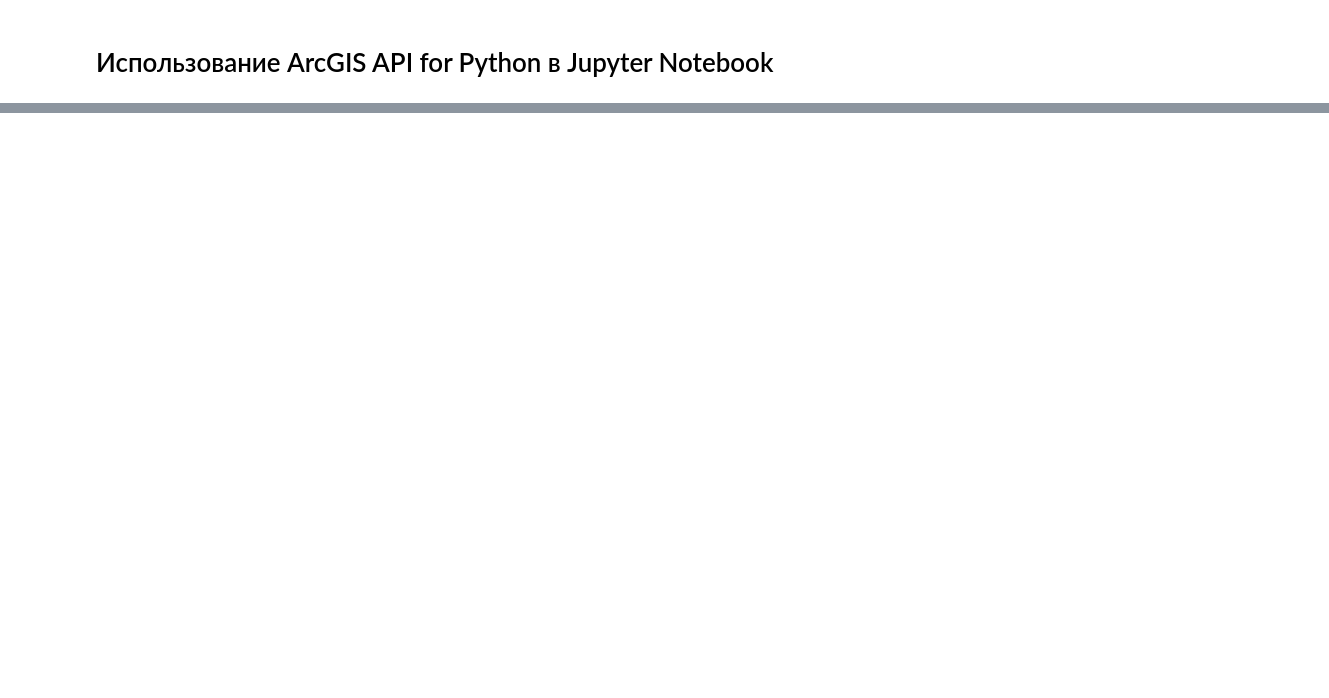
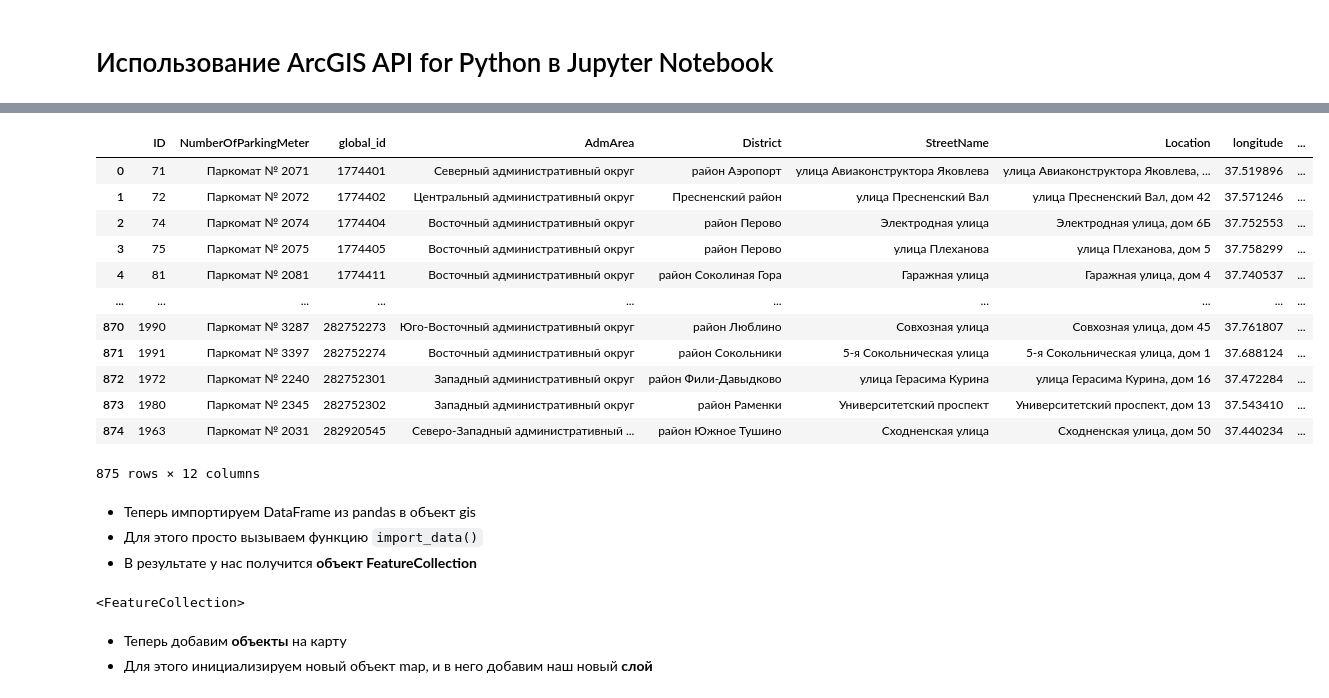
Before and after one commit to aleksey-nsk/jupyter_and_arcgis, a Jupyter notebook: example_02_arcgis/using_arcgis_for_python.ipynb, the cells around one changed output, grey strips where cells are left out. Drawn from its saved outputs; the diff is of its cells as text; code cells hidden in the pictures; blank space fills up the shorter version.

```diff
--- a/example_02_arcgis/using_arcgis_for_python.ipynb
+++ b/example_02_arcgis/using_arcgis_for_python.ipynb
@@ -24,0 +109,32 @@ MapView(layout=Layout(height='400px', width='100%'))
+# %%
+import pandas as pd
+parkomats = pd.read_csv(r'.\data\data-417-2017-02-14.csv', sep=';')
+# %%
+# Посмотрим получившийся объект
+parkomats
+# %% [output]
+|  | ID | NumberOfParkingMeter | global_id | AdmArea | District | StreetName | Location | longitude | ... |
+| 0 | 71 | Паркомат № 2071 | 1774401 | Северный административный округ | район Аэропорт | улица Авиаконструктора Яковлева | улица Авиаконструктора Яковлева, ... | 37.519896 | ... |
+| 1 | 72 | Паркомат № 2072 | 1774402 | Центральный административный округ | Пресненский район | улица Пресненский Вал | улица Пресненский Вал, дом 42 | 37.571246 | ... |
+| 2 | 74 | Паркомат № 2074 | 1774404 | Восточный административный округ | район Перово | Электродная улица | Электродная улица, дом 6Б | 37.752553 | ... |
+| 3 | 75 | Паркомат № 2075 | 1774405 | Восточный административный округ | район Перово | улица Плеханова | улица Плеханова, дом 5 | 37.758299 | ... |
+| 4 | 81 | Паркомат № 2081 | 1774411 | Восточный административный округ | район Соколиная Гора | Гаражная улица | Гаражная улица, дом 4 | 37.740537 | ... |
+| ... | ... | ... | ... | ... | ... | ... | ... | ... | ... |
+| 870 | 1990 | Паркомат № 3287 | 282752273 | Юго-Восточный административный округ | район Люблино | Совхозная улица | Совхозная улица, дом 45 | 37.761807 | ... |
+| 871 | 1991 | Паркомат № 3397 | 282752274 | Восточный административный округ | район Сокольники | 5-я Сокольническая улица | 5-я Сокольническая улица, дом 1 | 37.688124 | ... |
+| 872 | 1972 | Паркомат № 2240 | 282752301 | Западный административный округ | район Фили-Давыдково | улица Герасима Курина | улица Герасима Курина, дом 16 | 37.472284 | ... |
+| 873 | 1980 | Паркомат № 2345 | 282752302 | Западный административный округ | район Раменки | Университетский проспект | Университетский проспект, дом 13 | 37.543410 | ... |
+| 874 | 1963 | Паркомат № 2031 | 282920545 | Северо-Западный административный ... | район Южное Тушино | Сходненская улица | Сходненская улица, дом 50 | 37.440234 | ... |
+875 rows × 12 columns
+# %% [markdown]
+- Теперь импортируем DataFrame из pandas в объект gis
+- Для этого просто вызываем функцию `import_data()`
+- В результате у нас получится **объект FeatureCollection**
+# %%
+geoparkomats = gis.content.import_data(parkomats)
+geoparkomats
+# %% [output]
+<FeatureCollection>
+# %% [markdown]
+- Теперь добавим **объекты** на карту
+- Для этого инициализируем новый объект map, и в него добавим наш новый **слой**
```
Also changed, not shown: parts of 22 cells of this notebook, 1 other file.
